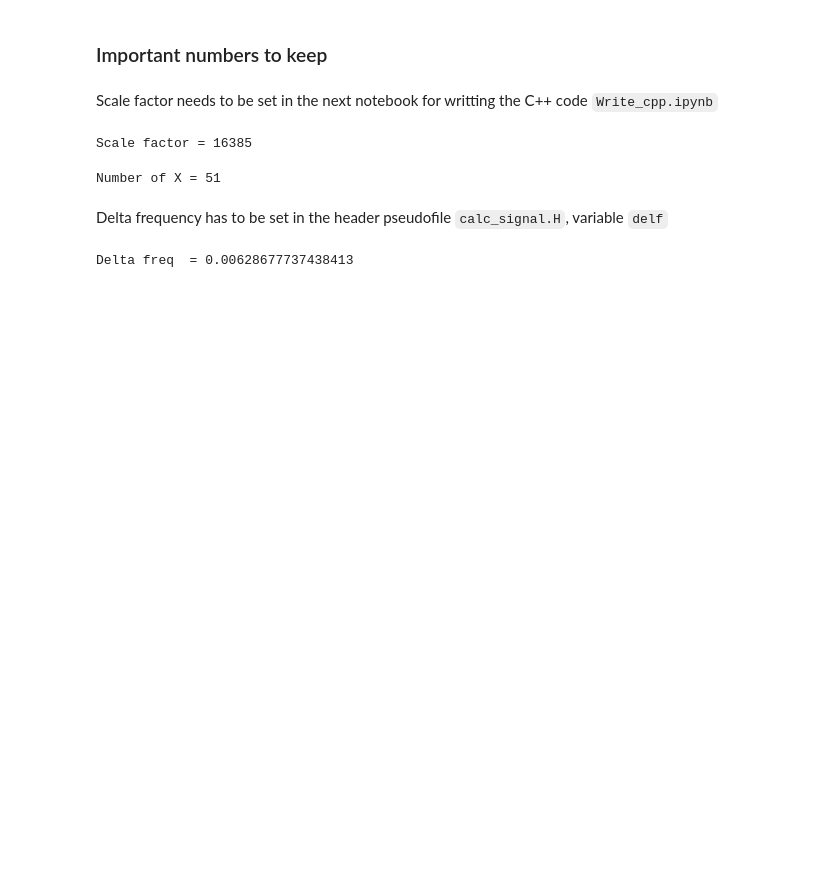
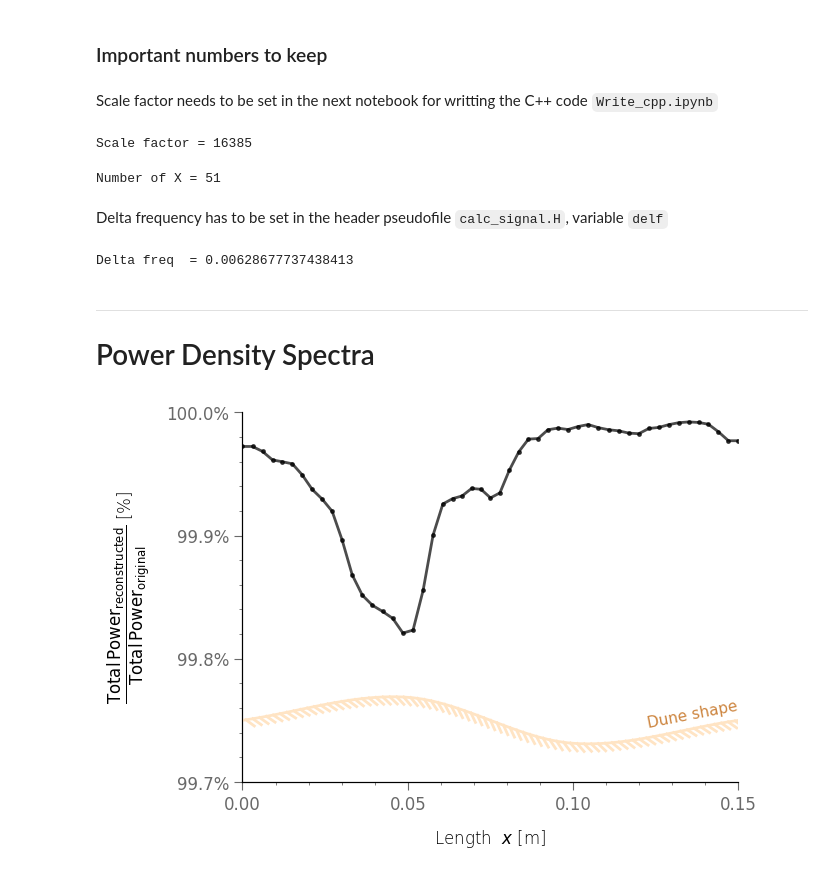
Before and after one commit to edsaac/turbulence-hyporheic-clogging, a Jupyter notebook: data-analysis/ft-analysis/04.Fourier-analysis.ipynb, the cells around one changed output. Drawn from its saved outputs; the diff is of its cells as text; code cells hidden in the pictures; blank space fills up the shorter version.

```diff
--- a/data-analysis/ft-analysis/04.Fourier-analysis.ipynb
+++ b/data-analysis/ft-analysis/04.Fourier-analysis.ipynb
@@ -263,3 +265,6 @@ Delta frequency has to be set in the header pseudofile `calc_signal.H`, variable
 print(f"Delta freq  = {fourier.index[1]}")
 # %% [output]
 Delta freq  = 0.00628677737438413
+# %% [markdown]
+******
+# Power Density Spectra
@@ -265,0 +276,71 @@ Delta freq  = 0.00628677737438413
+# %%
+welch_dict = dict(fs=1/dT,scaling='density')
+
+power_ratios = list()
+# Reconstruct one signal to visualize
+for nWhich,_ in enumerate(P.columns):
+
+    Pnew = reconstruct(time_arr,sampled.index,sampled.iloc[:,nWhich],len(fourier))
+    Pold = P.iloc[:,nWhich]
+
+    f,Pxx= welch(Pnew,**welch_dict)
+    tot_power_rebuilt = np.trapz(Pxx, f)
+
+    f,Pxx= welch(Pold,**welch_dict)
+    tot_power_orig = np.trapz(Pxx, f)
+
+    # Compare total power
+    power_ratios.append(tot_power_rebuilt/tot_power_orig)
+
+power_ratios = np.array(power_ratios)
+# %%
+line_dict  = dict(ls='-',marker='.', markersize=5, lw=2, alpha=0.7)
+fig,ax = plt.subplots()
+
+ax.plot(P.columns, power_ratios, c='k', **line_dict)
+
+ax2 = ax.twinx()
+ax2.plot(
+    xCoords['X'],xCoords['Y'],
+    c="bisque", lw=2,
+    path_effects = [
+        pe.withTickedStroke(offset=(0,0), angle=-45 ,spacing=5, length=1.5)
+    ],
+    label="Dune shape"
+)
+
+ax2.spines.right.set_visible(False)
+ax2.yaxis.set_major_locator(NullLocator())
+ax2.set_ylim(-0.020, 0.1)
+ax2.text(
+    1, 0.14,
+    "Dune shape", rotation=11, fontsize=11,
+    c="peru", ha="right", va="bottom",
+    transform=ax.transAxes
+)
+
+# Beautify
+ax.set_xlabel("Length\t$x$ [m]")
+ax.set_xlim(0, 0.15)
+
+ax.xaxis.set_major_locator(LinearLocator(numticks=4))
+ax.xaxis.set_minor_locator(LinearLocator(numticks=16))
+
+
+## y-label
+ax.set_ylabel(r"$\dfrac{{\rm Total \, Power}_{\rm reconstructed}}{{\rm Total \, Power}_{\rm original}}$ [%]")
+
+ax.yaxis.set_major_formatter(PercentFormatter(decimals=1, xmax=1.0, is_latex=True))
+ax.yaxis.set_major_locator(LinearLocator(numticks=4))
+
+ax.yaxis.set_minor_locator(LinearLocator(numticks=16))
+
+ax.tick_params(axis='both', which="major", length=6)
+ax.tick_params(axis='both', which="minor", length=2)
+
+ax.set_ylim(0.997, 1.0)
+
+#fig.savefig("SI.TotalPowerRatio_overlength.pdf", bbox_inches='tight', pad_inches=0.05)
+plt.show()
+# %% [output]
+[figure, added]
```
Also changed, not shown: parts of 3 cells of this notebook, 2 other files.
